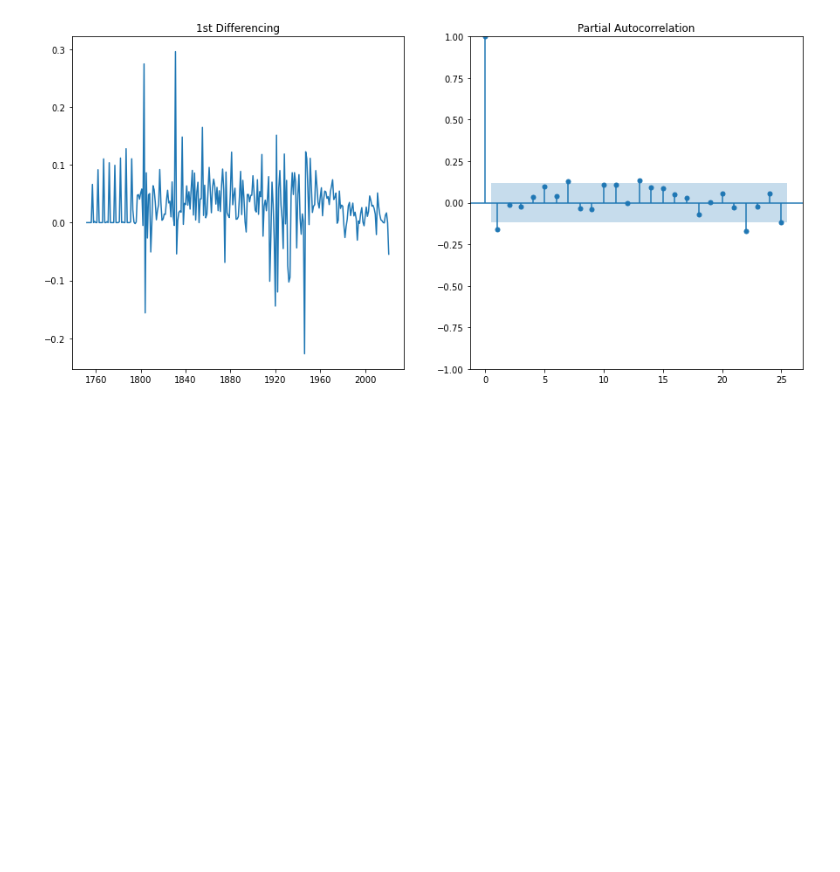
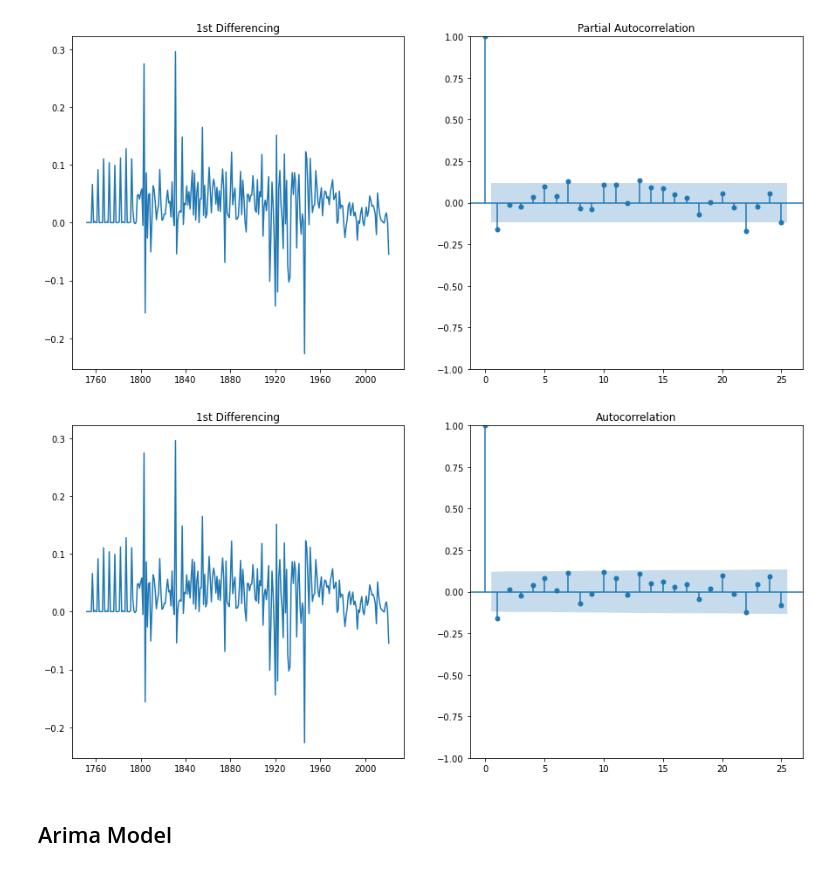
Before and after one commit to cristian-castro-a/World_CO2_Emissions_Forecasting, a Jupyter notebook: World CO2 Forecasting - Cristian Castro.ipynb, the cells around one changed output. Saved outputs shown, nothing was run; the diff lists cells and outputs as text; code cells hidden in the pictures; blank space fills up the shorter version.

```diff
--- a/World CO2 Forecasting - Cristian Castro.ipynb
+++ b/World CO2 Forecasting - Cristian Castro.ipynb
@@ -182,3 +189,14 @@ plot_pacf(np.log(df['co2']).diff().dropna(), ax=axes[1])
 plt.show()
 # %% [output]
 [figure]
+# %%
+fig, axes = plt.subplots(1, 2, figsize=(15,7))
+axes[0].plot(np.log(df['co2']).diff()); axes[0].set_title('1st Differencing')
+axes[1].set(ylim=(0,1.2))
+plot_acf(np.log(df['co2']).diff().dropna(), ax=axes[1])
+
+plt.show()
+# %% [output]
+[figure, added]
+# %% [markdown]
+## Arima Model
```
Also changed, not shown: parts of 8 cells of this notebook.
